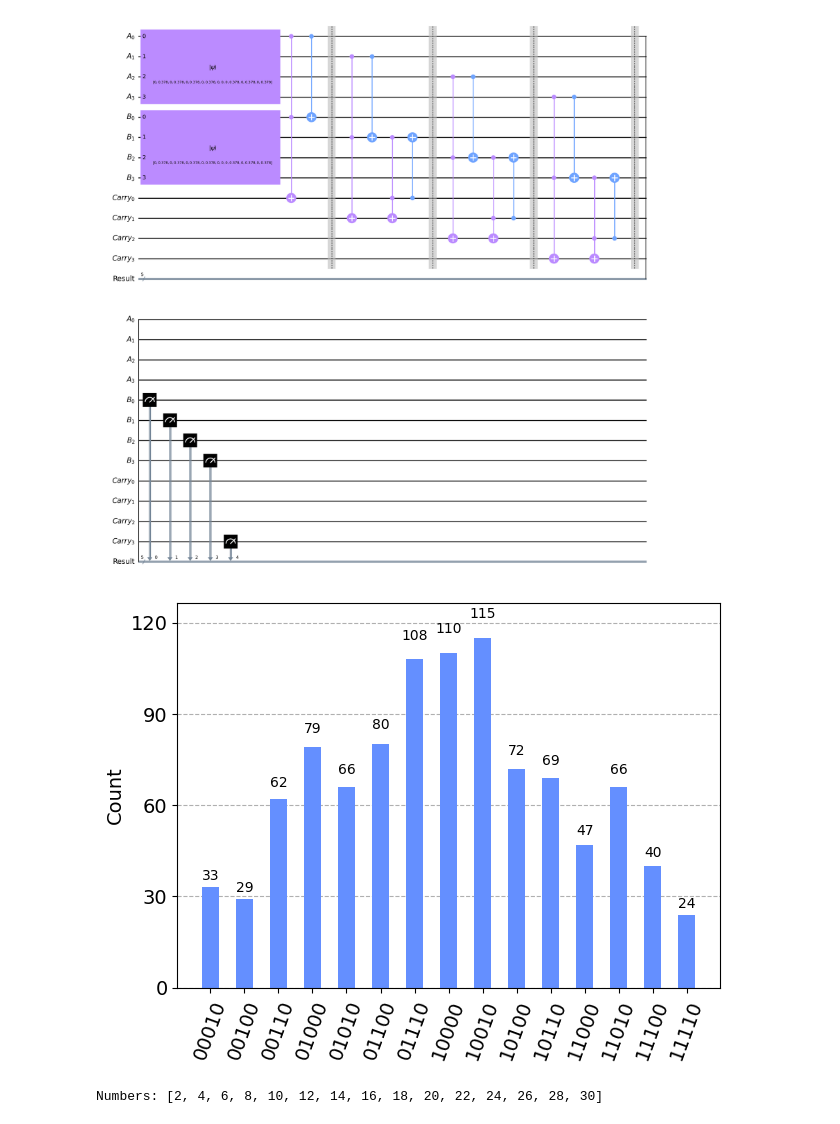
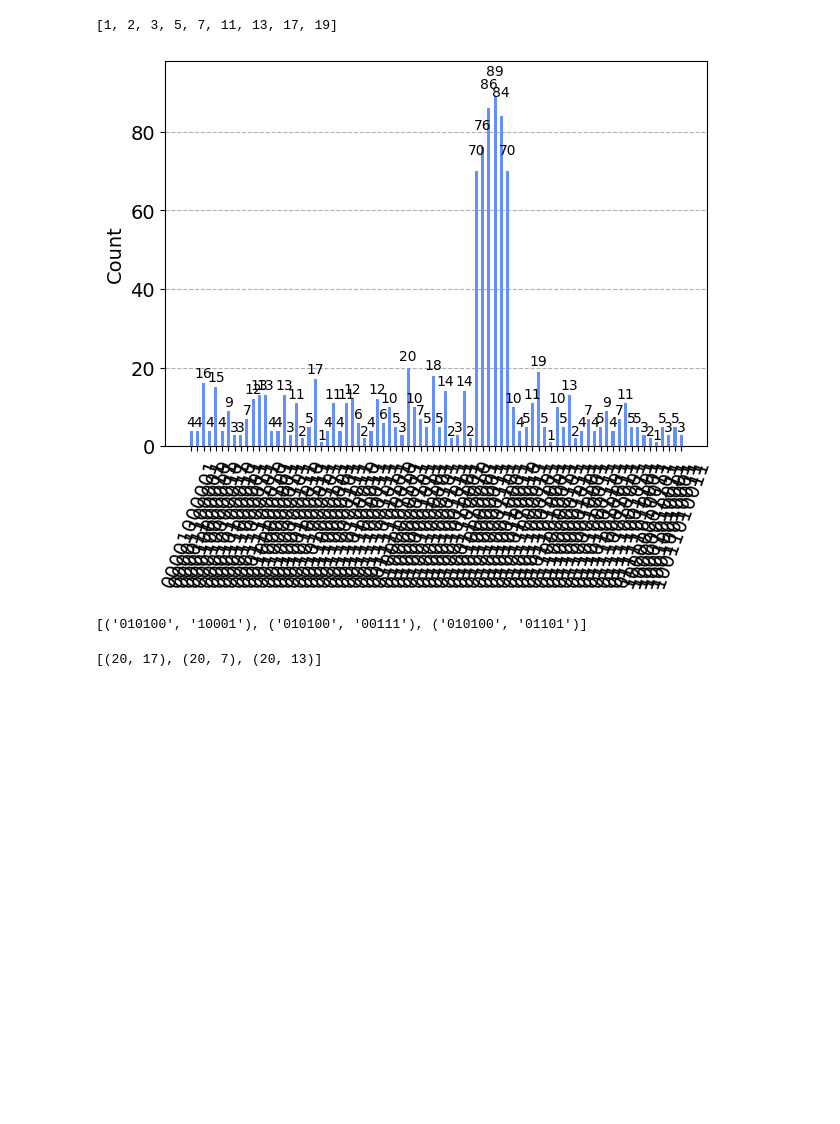
Before and after one commit to LeanderReascos/QOSF_Tasks, a Jupyter notebook: Task_1/Task_1_notebook.ipynb, the cells around one changed output. Drawn from its saved outputs; the diff is of its cells as text; code cells hidden in the pictures; blank space fills up the shorter version.

```diff
--- a/Task_1/Task_1_notebook.ipynb
+++ b/Task_1/Task_1_notebook.ipynb
@@ -7,3 +10,35 @@ from qiskit.extensions import Initialize
+# %%
+def quantum_adder(n_bits:int):
+    '''
+    This function creates a quantum circuit that adds two n-bit binary numbers.
+
+    Parameters:
+    ----------
+    n_bits: int
+        The number of bits in the binary numbers.
+
+    Returns:
+    -------
+    qc: QuantumCircuit
+        The quantum circuit that adds two n-bit binary numbers.
+    '''
+    q_r_numberA = QuantumRegister(n_bits, name='A')
+    q_r_numberB = QuantumRegister(n_bits, name='B')
+    q_r_carry = QuantumRegister(n_bits, name='Carry')
+
+    qc = QuantumCircuit(q_r_numberA, q_r_numberB, q_r_carry, name='Quantum_Adder')
+
+    # Add both registers
+    for i in range(n_bits):
+        qc.ccx(q_r_numberA[i], q_r_numberB[i], q_r_carry[i])
+        qc.cx(q_r_numberA[i], q_r_numberB[i])
+        if i > 0:
+            qc.ccx(q_r_numberB[i], q_r_carry[i-1], q_r_carry[i])
+            qc.cx(q_r_carry[i-1], q_r_numberB[i])
+
+    # The result is encoded in the last carry qubit (the most significant bit) and the B register
+
+    return qc
 # %%
 def find_the_primes_numbers(number_1:int, list_primes:list[int]):
     '''
@@ -80,6 +168,11 @@ def find_the_primes_numbers(number_1:int, list_primes:list[int]):
-# %%
-find_the_primes_numbers (18, [1,3,5,7,11,13,15])
-# %% [output]
-[figure, removed]
-[figure, removed]
-Numbers: [2, 4, 6, 8, 10, 12, 14, 16, 18, 20, 22, 24, 26, 28, 30]
+# %%
+number = 20
+list_primes = [1] + [n if isprime(n) else None for n in range(2, number)]
+list_primes = [n for n in list_primes if n is not None]
+print(list_primes)
+find_the_primes_numbers(number, list_primes)
+# %% [output]
+[1, 2, 3, 5, 7, 11, 13, 17, 19]
+[figure, added]
+[('010100', '10001'), ('010100', '00111'), ('010100', '01101')]
+[(20, 17), (20, 7), (20, 13)]
```
Also changed, not shown: parts of 2 cells of this notebook.
